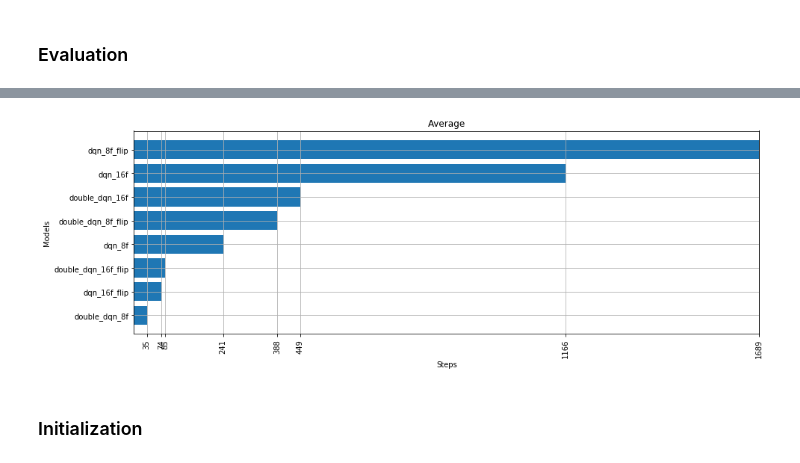
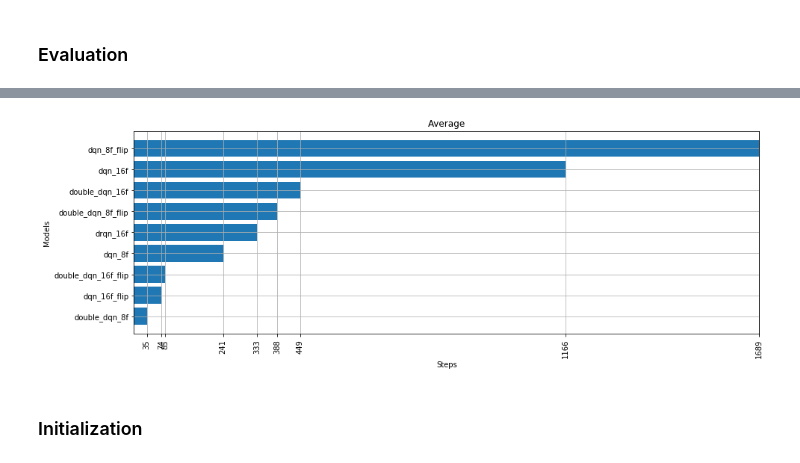
Before and after one commit to karray/neuroracer, a Jupyter notebook: q_learning.ipynb, the cells around one changed output, grey strips where cells are left out. Drawn from its saved outputs; the diff is of its cells as text; code cells hidden in the pictures.

```diff
--- a/q_learning.ipynb
+++ b/q_learning.ipynb
@@ -112,52 +133,58 @@ def _compute_reward(self, observations, done):
 # %% [markdown]
 ### Evaluation
 # %%
-results = {'double_dqn_16f': {'average': 449.44, 'max_steps': 463, 'min_steps': 416},
- 'double_dqn_16f_flip': {'average': 84.55, 'max_steps': 198, 'min_steps': 75},
- 'double_dqn_8f': {'average': 34.79, 'max_steps': 772, 'min_steps': 20},
- 'double_dqn_8f_flip': {'average': 387.71, 'max_steps': 1362, 'min_steps': 91},
- 'dqn_16f': {'average': 1166.19, 'max_steps': 3624, 'min_steps': 128},
- 'dqn_16f_flip': {'average': 73.52, 'max_steps': 77, 'min_steps': 58},
- 'dqn_8f': {'average': 240.82, 'max_steps': 605, 'min_steps': 81},
- 'dqn_8f_flip': {'average': 1689.35, 'max_steps': 7218, 'min_steps': 783}}
+def plot_results(results):
+    labels= np.array(results.keys())
+    results = np.array([[r['average'], r['min_steps'],  r['max_steps']] for r in results.values()])
 
-labels= np.array(results.keys())
-results = np.array([[r['average'], r['min_steps'],  r['max_steps']] for r in results.values()])
+    # fig, ax = plt.subplots(figsize=(10,5))
+    # pos=np.arange(len(labels))
+    # width = 0.25
+    # for i in range(results.shape[1]):
+    # #     for i, (l, r) in list(enumerate(zip(labels, results[:, p]))):
+    #     plt.barh(pos+(i*0.25),results[:, i], height=width)
 
-# fig, ax = plt.subplots(figsize=(10,5))
-# pos=np.arange(len(labels))
-# width = 0.25
-# for i in range(results.shape[1]):
-# #     for i, (l, r) in list(enumerate(zip(labels, results[:, p]))):
-#     plt.barh(pos+(i*0.25),results[:, i], height=width)
+    # ax.set_yticks(np.arange(len(labels)) + 1.5 * width)
+    # ax.set_yticklabels(labels)
 
-# ax.set_yticks(np.arange(len(labels)) + 1.5 * width)
-# ax.set_yticklabels(labels)
+    # plt.legend(['Average', 'Min', 'Max'])
+    # ax.set_xlabel('Steps')
+    # plt.grid()
+    minmax = results[results[:,0].argsort()]
+    minmax_l = labels[results[:,0].argsort()]
+    plt.figure(figsize=(15,5))
+    mins = minmax[:, 0] - minmax[:, 1]
+    maxs = minmax[:, 2] -  minmax[:, 0]
 
-# plt.legend(['Average', 'Min', 'Max'])
-# ax.set_xlabel('Steps')
-# plt.grid()
-minmax = results[results[:,0].argsort()]
-minmax_l = labels[results[:,0].argsort()]
-plt.figure(figsize=(15,5))
-mins = minmax[:, 0] - minmax[:, 1]
-maxs = minmax[:, 2] -  minmax[:, 0]
+    plt.errorbar(minmax[:, 0], minmax_l, xerr=[mins, maxs], fmt='|k', lw=1, capsize=5, ecolor='b')
+    plt.xlabel('Steps')
+    plt.ylabel('Models')
+    plt.title('Min - Average - Max')
+    plt.grid()
+    plt.xlim(0,7500)
+    plt.xticks(np.arange(0, 7501, 500),rotation=0)
 
-plt.errorbar(minmax[:, 0], minmax_l, xerr=[mins, maxs], fmt='|k', lw=1, capsize=5, ecolor='b')
-plt.xlabel('Steps')
-plt.ylabel('Models')
-plt.title('Min - Average - Max')
-plt.grid()
-plt.xlim(0,7500)
-plt.xticks(np.arange(0, 7501, 500),rotation=0)
+    plt.figure(figsize=(15,5))
+    plt.barh(minmax_l, minmax[:,0])
+    # plt.xticks(rotation=30)
+    plt.xlim(0,minmax[:,0].max()+1)
+    plt.xticks( minmax[:,0],rotation=90)
+    plt.ylabel('Models')
+    plt.xlabel('Steps')
+    plt.title('Average')
+    plt.grid()
 
-plt.figure(figsize=(15,5))
-plt.barh(minmax_l, minmax[:,0])
-# plt.xticks(rotation=30)
-plt.xlim(0,minmax[:,0].max()+1)
-plt.xticks( minmax[:,0],rotation=90)
-plt.ylabel('Models')
-plt.xlabel('Steps')
-plt.title('Average')
-plt.grid()
+results = {
+    'double_dqn_16f': {'average': 449.44, 'max_steps': 463, 'min_steps': 416},
+    'double_dqn_16f_flip': {'average': 84.55, 'max_steps': 198, 'min_steps': 75},
+    'double_dqn_8f': {'average': 34.79, 'max_steps': 772, 'min_steps': 20},
+    'double_dqn_8f_flip': {'average': 387.71, 'max_steps': 1362, 'min_steps': 91},
+    'dqn_16f': {'average': 1166.19, 'max_steps': 3624, 'min_steps': 128},
+    'dqn_16f_flip': {'average': 73.52, 'max_steps': 77, 'min_steps': 58},
+    'dqn_8f': {'average': 240.82, 'max_steps': 605, 'min_steps': 81},
+    'dqn_8f_flip': {'average': 1689.35, 'max_steps': 7218, 'min_steps': 783},
+    'drqn_16f': {'average': 332.91, 'max_steps': 1410, 'min_steps': 72}
+}
+
+plot_results(results)
 # %% [output]
@@ -165,4 +192,4 @@ plt.grid()
-[figure, old version]
+[figure, new version]
 # %% [markdown]
 ### Initialization
 # %%
```
Also changed, not shown: parts of 13 cells of this notebook, 1 other file.
